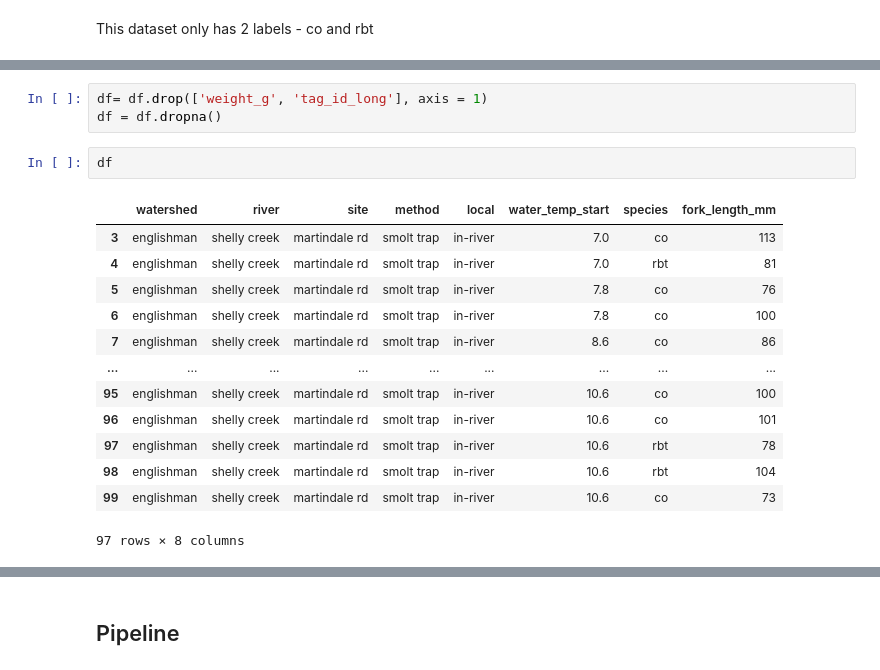
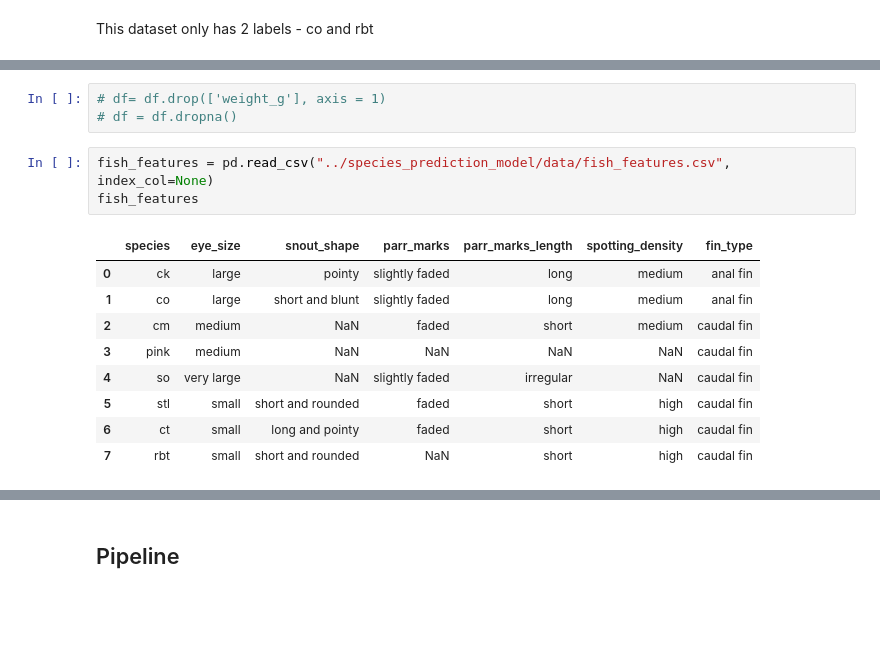
Before and after one commit to brahmwg/Bottlenecks_MDS_Capstone, a Jupyter notebook: species_prediction_model/Decision_tree_pipeline.ipynb, the cells around one changed output, grey strips where cells are left out. Cells and saved outputs as stored; diff of their text form; blank space fills up the shorter version.

```diff
--- a/species_prediction_model/Decision_tree_pipeline.ipynb
+++ b/species_prediction_model/Decision_tree_pipeline.ipynb
@@ -79,19 +81,16 @@ weight_g : [nan]
 # %%
-df= df.drop(['weight_g', 'tag_id_long'], axis = 1)
-df = df.dropna()
+# df= df.drop(['weight_g'], axis = 1)
+# df = df.dropna()
-# %%
-df
-# %% [output]
-|  | watershed | river | site | method | local | water_temp_start | species | fork_length_mm |
-| 3 | englishman | shelly creek | martindale rd | smolt trap | in-river | 7.0 | co | 113 |
-| 4 | englishman | shelly creek | martindale rd | smolt trap | in-river | 7.0 | rbt | 81 |
-| 5 | englishman | shelly creek | martindale rd | smolt trap | in-river | 7.8 | co | 76 |
-| 6 | englishman | shelly creek | martindale rd | smolt trap | in-river | 7.8 | co | 100 |
-| 7 | englishman | shelly creek | martindale rd | smolt trap | in-river | 8.6 | co | 86 |
-| ... | ... | ... | ... | ... | ... | ... | ... | ... |
-| 95 | englishman | shelly creek | martindale rd | smolt trap | in-river | 10.6 | co | 100 |
-| 96 | englishman | shelly creek | martindale rd | smolt trap | in-river | 10.6 | co | 101 |
-| 97 | englishman | shelly creek | martindale rd | smolt trap | in-river | 10.6 | rbt | 78 |
-| 98 | englishman | shelly creek | martindale rd | smolt trap | in-river | 10.6 | rbt | 104 |
-| 99 | englishman | shelly creek | martindale rd | smolt trap | in-river | 10.6 | co | 73 |
-97 rows × 8 columns
+# %%
+fish_features = pd.read_csv("../species_prediction_model/data/fish_features.csv", index_col=None)
+fish_features
+# %% [output]
+|  | species | eye_size | snout_shape | parr_marks | parr_marks_length | spotting_density | fin_type |
+| 0 | ck | large | pointy | slightly faded | long | medium | anal fin |
+| 1 | co | large | short and blunt | slightly faded | long | medium | anal fin |
+| 2 | cm | medium | NaN | faded | short | medium | caudal fin |
+| 3 | pink | medium | NaN | NaN | NaN | NaN | caudal fin |
+| 4 | so | very large | NaN | slightly faded | irregular | NaN | caudal fin |
+| 5 | stl | small | short and rounded | faded | short | high | caudal fin |
+| 6 | ct | small | long and pointy | faded | short | high | caudal fin |
+| 7 | rbt | small | short and rounded | NaN | short | high | caudal fin |
```
Also changed, not shown: parts of 22 cells of this notebook, 4 other files.
